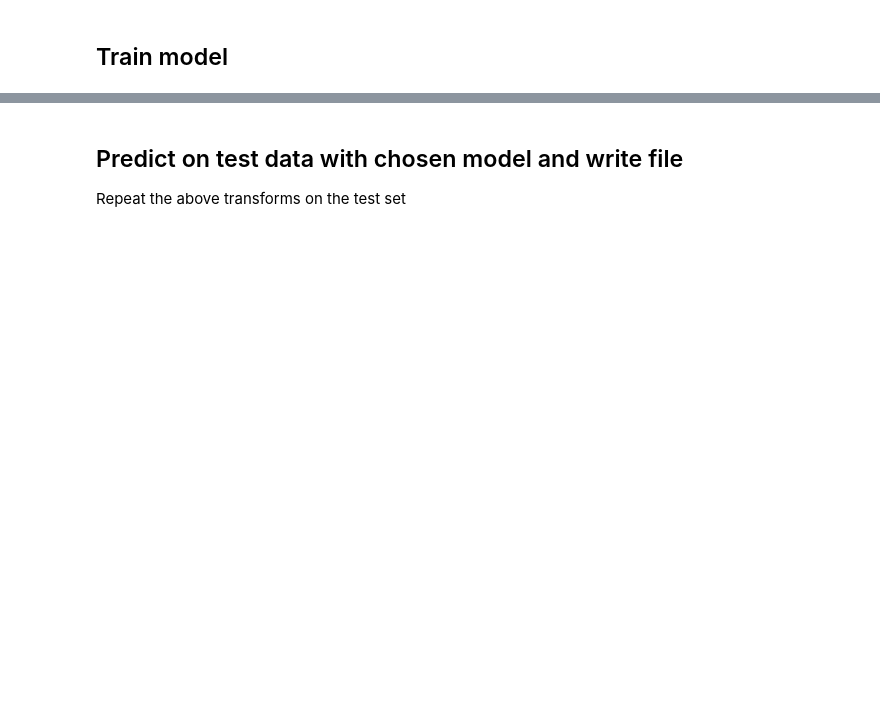
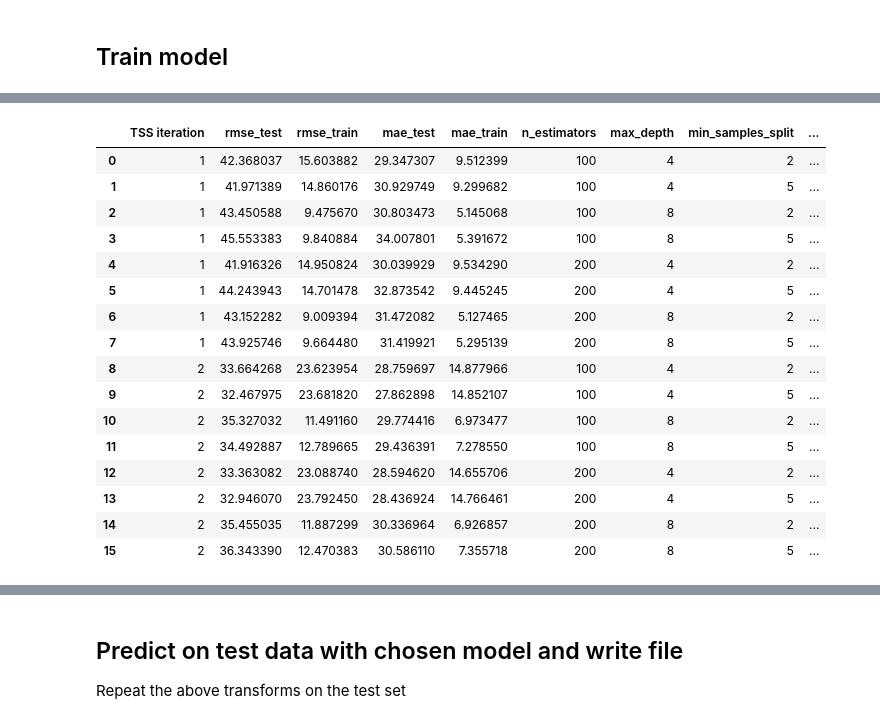
Before and after one commit to chepildev/Compet-DSR-one, a Jupyter notebook: MAIN.ipynb, the cells around one changed output, grey strips where cells are left out. Saved outputs shown, nothing was run; the diff lists cells and outputs as text; code cells hidden in the pictures; blank space fills up the shorter version.

```diff
--- a/MAIN.ipynb
+++ b/MAIN.ipynb
@@ -108,3 +139,25 @@ For San Jose:
+# %%
+# RandomForest boost model for sj
+X, y = X_sj, y_sj
+tm.rforest_model(X, y)
+# %% [output]
+|  | TSS iteration | rmse_test | rmse_train | mae_test | mae_train | n_estimators | max_depth | min_samples_split | ... |
+| 0 | 1 | 42.368037 | 15.603882 | 29.347307 | 9.512399 | 100 | 4 | 2 | ... |
+| 1 | 1 | 41.971389 | 14.860176 | 30.929749 | 9.299682 | 100 | 4 | 5 | ... |
+| 2 | 1 | 43.450588 | 9.475670 | 30.803473 | 5.145068 | 100 | 8 | 2 | ... |
+| 3 | 1 | 45.553383 | 9.840884 | 34.007801 | 5.391672 | 100 | 8 | 5 | ... |
+| 4 | 1 | 41.916326 | 14.950824 | 30.039929 | 9.534290 | 200 | 4 | 2 | ... |
+| 5 | 1 | 44.243943 | 14.701478 | 32.873542 | 9.445245 | 200 | 4 | 5 | ... |
+| 6 | 1 | 43.152282 | 9.009394 | 31.472082 | 5.127465 | 200 | 8 | 2 | ... |
+| 7 | 1 | 43.925746 | 9.664480 | 31.419921 | 5.295139 | 200 | 8 | 5 | ... |
+| 8 | 2 | 33.664268 | 23.623954 | 28.759697 | 14.877966 | 100 | 4 | 2 | ... |
+| 9 | 2 | 32.467975 | 23.681820 | 27.862898 | 14.852107 | 100 | 4 | 5 | ... |
+| 10 | 2 | 35.327032 | 11.491160 | 29.774416 | 6.973477 | 100 | 8 | 2 | ... |
+| 11 | 2 | 34.492887 | 12.789665 | 29.436391 | 7.278550 | 100 | 8 | 5 | ... |
+| 12 | 2 | 33.363082 | 23.088740 | 28.594620 | 14.655706 | 200 | 4 | 2 | ... |
+| 13 | 2 | 32.946070 | 23.792450 | 28.436924 | 14.766461 | 200 | 4 | 5 | ... |
+| 14 | 2 | 35.455035 | 11.887299 | 30.336964 | 6.926857 | 200 | 8 | 2 | ... |
+| 15 | 2 | 36.343390 | 12.470383 | 30.586110 | 7.355718 | 200 | 8 | 5 | ... |
 # %%
 # XG boost model for iq
 X, y = X_iq, y_iq
```
Also changed, not shown: parts of 11 cells of this notebook, 10 other files.
